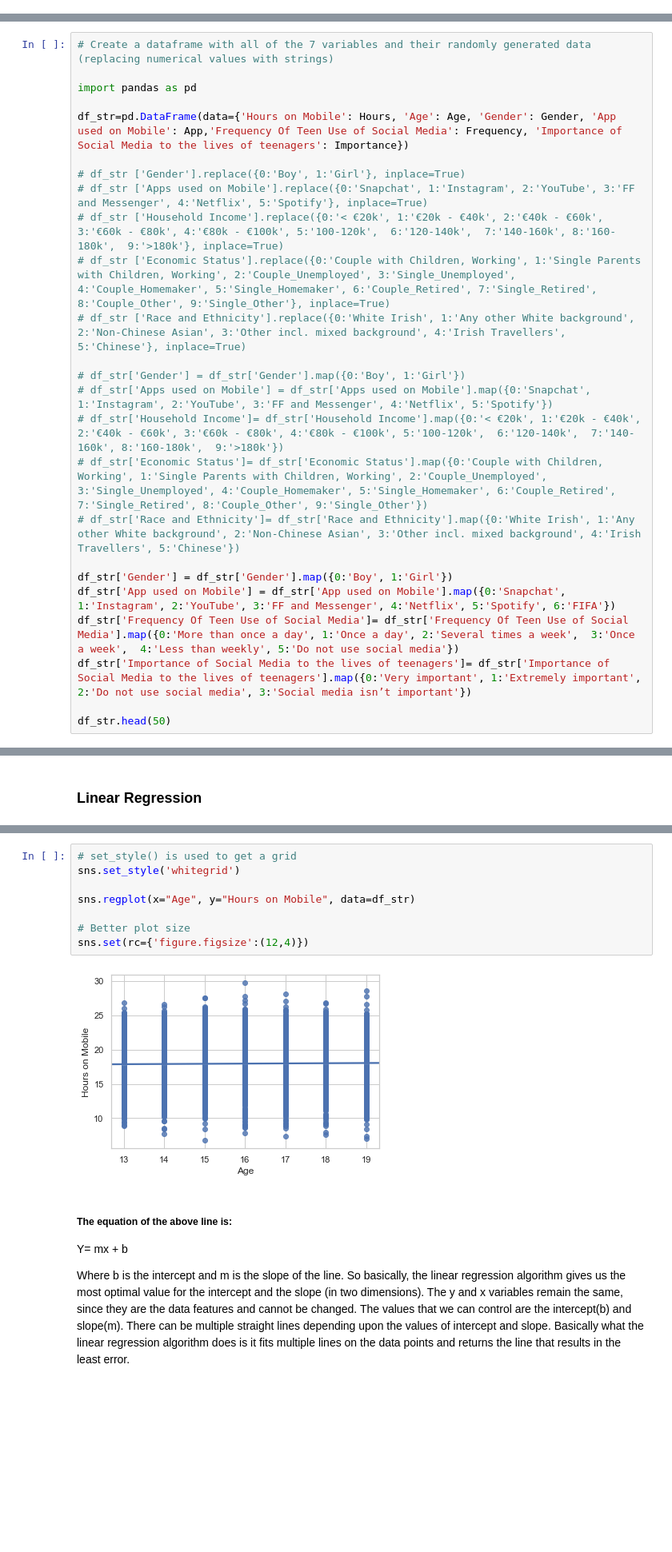
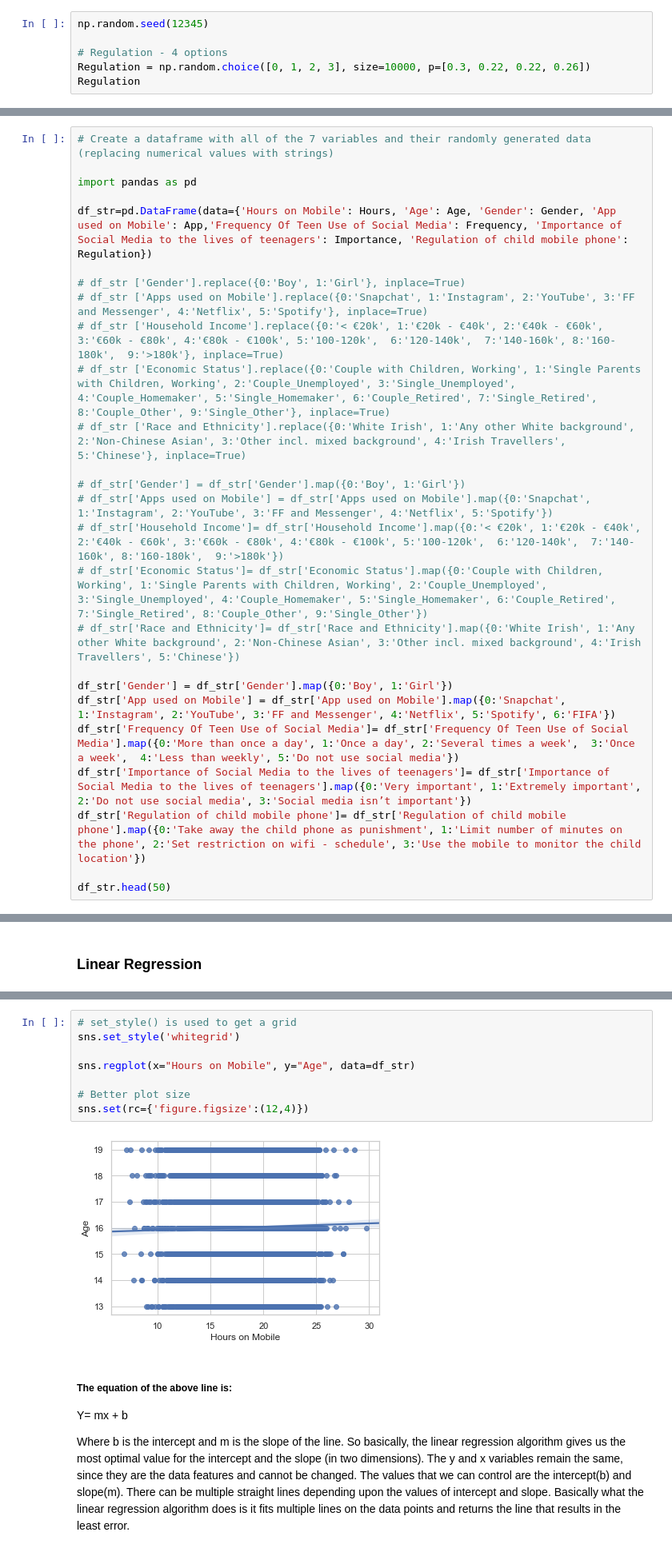
Before and after one commit to HenkT28/Programming_For_Data_Analysis_Project, a Jupyter notebook: Programming_For_Data_Analysis_Project.ipynb, the cells around one changed output, grey strips where cells are left out. Shown at 80% size. Drawn from its saved outputs; the diff is of its cells as text; blank space fills up the shorter version.

```diff
--- a/Programming_For_Data_Analysis_Project.ipynb
+++ b/Programming_For_Data_Analysis_Project.ipynb
@@ -1009,0 +1054,6 @@ plt.show()
+# %%
+np.random.seed(12345)
+
+# Regulation - 4 options
+Regulation = np.random.choice([0, 1, 2, 3], size=10000, p=[0.3, 0.22, 0.22, 0.26])
+Regulation
@@ -1111,7 +1203,7 @@ dtype: object
 
 import pandas as pd
 
-df_str=pd.DataFrame(data={'Hours on Mobile': Hours, 'Age': Age, 'Gender': Gender, 'App used on Mobile': App,'Frequency Of Teen Use of Social Media': Frequency, 'Importance of Social Media to the lives of teenagers': Importance})
+df_str=pd.DataFrame(data={'Hours on Mobile': Hours, 'Age': Age, 'Gender': Gender, 'App used on Mobile': App,'Frequency Of Teen Use of Social Media': Frequency, 'Importance of Social Media to the lives of teenagers': Importance, 'Regulation of child mobile phone': Regulation})
 
 # df_str ['Gender'].replace({0:'Boy', 1:'Girl'}, inplace=True)
 # df_str ['Apps used on Mobile'].replace({0:'Snapchat', 1:'Instagram', 2:'YouTube', 3:'FF and Messenger', 4:'Netflix', 5:'Spotify'}, inplace=True)
@@ -1129,6 +1221,7 @@ df_str['Gender'] = df_str['Gender'].map({0:'Boy', 1:'Girl'})
 df_str['App used on Mobile'] = df_str['App used on Mobile'].map({0:'Snapchat', 1:'Instagram', 2:'YouTube', 3:'FF and Messenger', 4:'Netflix', 5:'Spotify', 6:'FIFA'})
 df_str['Frequency Of Teen Use of Social Media']= df_str['Frequency Of Teen Use of Social Media'].map({0:'More than once a day', 1:'Once a day', 2:'Several times a week',  3:'Once a week',  4:'Less than weekly', 5:'Do not use social media'})
 df_str['Importance of Social Media to the lives of teenagers']= df_str['Importance of Social Media to the lives of teenagers'].map({0:'Very important', 1:'Extremely important', 2:'Do not use social media', 3:'Social media isn’t important'})
+df_str['Regulation of child mobile phone']= df_str['Regulation of child mobile phone'].map({0:'Take away the child phone as punishment', 1:'Limit number of minutes on the phone', 2:'Set restriction on wifi - schedule', 3:'Use the mobile to monitor the child location'})
 
 df_str.head(50)
 # %% [output]
@@ -1545,13 +1660,13 @@ sns.relplot(x='Age',y='Hours on Mobile',hue='Frequency Of Teen Use of Social Med
 # %%
 # set_style() is used to get a grid
 sns.set_style('whitegrid')
 
-sns.regplot(x="Age", y="Hours on Mobile", data=df_str)
+sns.regplot(x="Hours on Mobile", y="Age", data=df_str)
 
 # Better plot size
 sns.set(rc={'figure.figsize':(12,4)})
 # %% [output]
-[figure, old version]
+[figure, new version]
 # %% [markdown]
 ##### The equation of the above line is:
 
```
Also changed, not shown: parts of 43 cells of this notebook, 1 other file.
